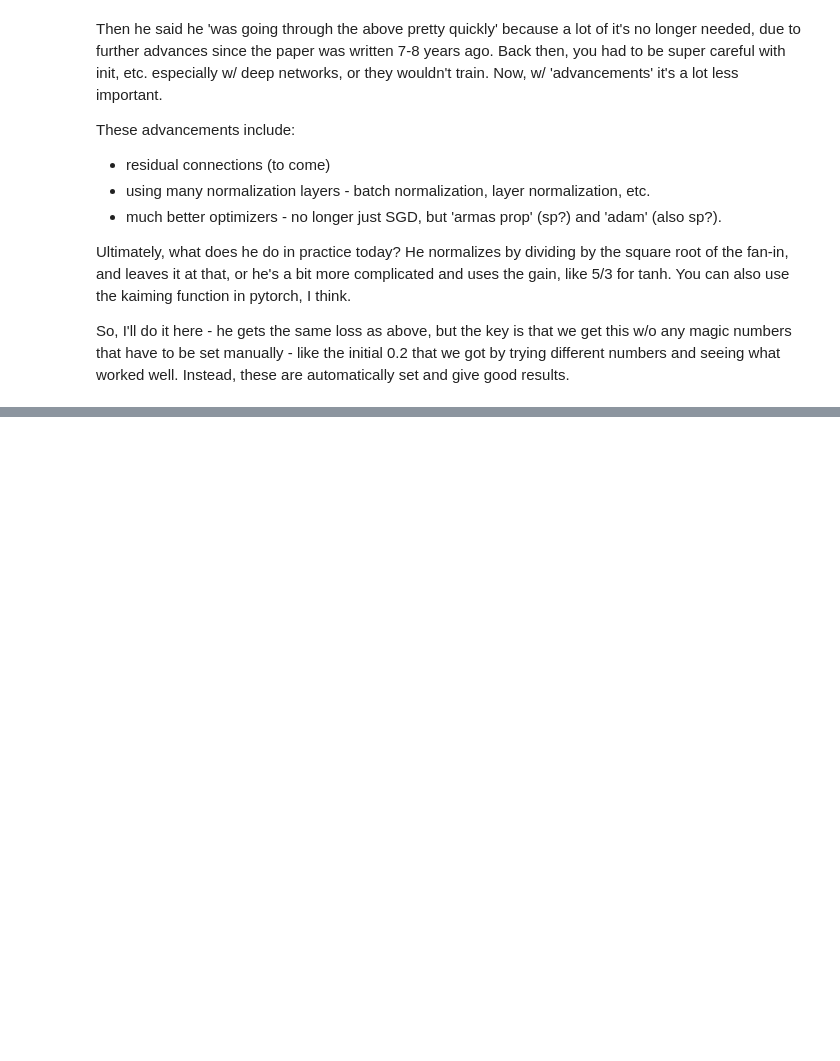
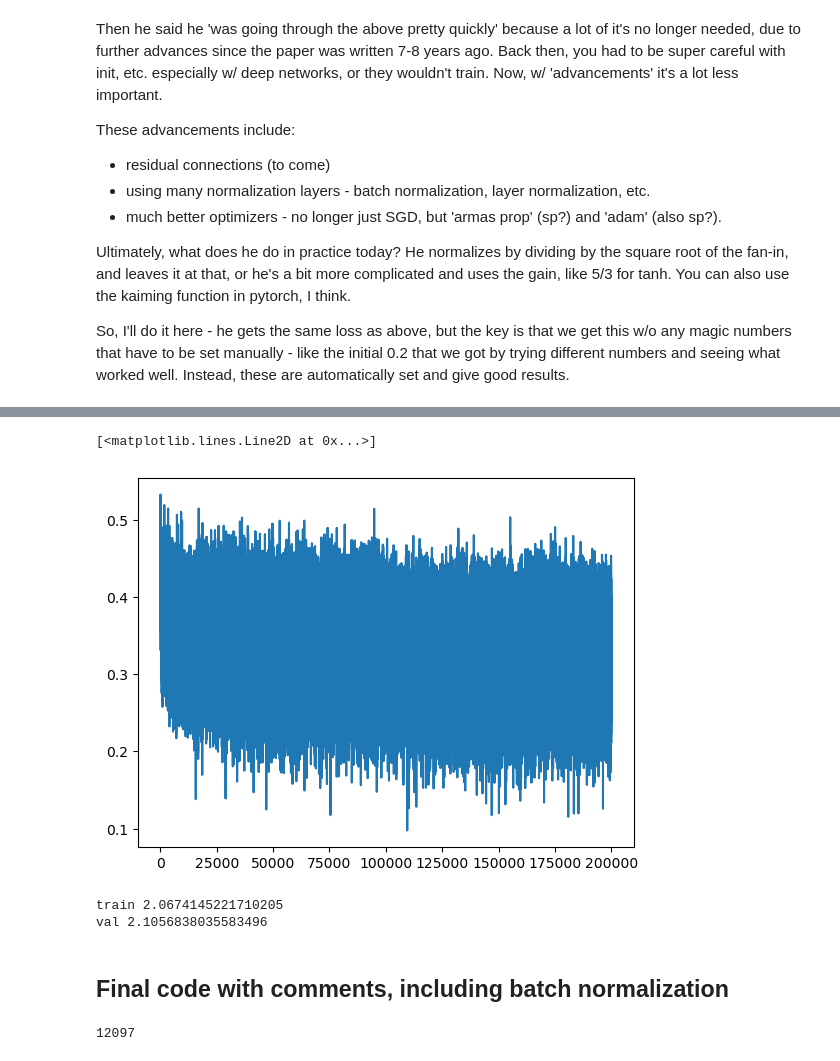
Before and after one commit to aenfield/makemore, a Jupyter notebook: my_makemore_p3.ipynb, the cells around one changed output, grey strips where cells are left out. Saved outputs shown, nothing was run; the diff lists cells and outputs as text; code cells hidden in the pictures; blank space fills up the shorter version.

```diff
--- a/my_makemore_p3.ipynb
+++ b/my_makemore_p3.ipynb
@@ -530,0 +790,23 @@ He talked about the Ioffe and Szegedy paper on batch normalization - a 'very imp
+# %%
+# MLP
+n_embd = 10 # dimensionality of character embedding vectors
+n_hidden = 200 # number of neurons in MLP hidden layer(s)
+
+g  = torch.Generator().manual_seed(2147483647)
+C  = torch.randn((vocab_size, n_embd),            generator=g)
+W1 = torch.randn((n_embd * block_size, n_hidden), generator=g) * (5/3)/((n_embd * block_size)**0.5)
+#b1 = torch.randn(n_hidden,                        generator=g) * 0.01
+W2 = torch.randn((n_hidden, vocab_size),          generator=g) * 0.01
+b2 = torch.randn(vocab_size,                      generator=g) * 0
+
+# batch normalization parameters, now w/ running totals
+bngain = torch.ones((1, n_hidden))
+bnbias = torch.zeros((1, n_hidden))
+bnmean_running = torch.zeros((1, n_hidden))
+bnstd_running = torch.ones((1, n_hidden))
+
+parameters = [C, W1, W2, b2, bngain, bnbias]
+print(sum(p.nelement() for p in parameters))
+
+for p in parameters:
+    p.requires_grad = True
@@ -530,0 +880,55 @@ He talked about the Ioffe and Szegedy paper on batch normalization - a 'very imp
+# %%
+plt.plot(lossi)
+# %% [output]
+[<matplotlib.lines.Line2D at 0x...>]
+[figure, added]
+# %%
+@torch.no_grad() # no gradient tracking needed for inference
+def split_loss(split):
+    x, y = {
+        'train': (Xtr, Ytr),
+        'val': (Xdev, Ydev),
+        'test': (Xte, Yte)
+    }[split]
+    emb = C[x] # (N, block_size, n_embd)
+    embcat = emb.view(emb.shape[0], -1) # concat to (N, block_size * n_embd)
+    hpreact = embcat @ W1 #+ b1
+    # batch normalization, now using result of running totals
+    hpreact = bngain * (hpreact - bnmean_running) / bnstd_running + bnbias
+    h = torch.tanh(hpreact) # (N, n_hidden)
+    logits = h @ W2 + b2 # (N, vocab_size)
+    loss = F.cross_entropy(logits, y)
+    print(split, loss.item())
+
+split_loss('train')
+split_loss('val')
+# %% [output]
+train 2.0674145221710205
+val 2.1056838035583496
+# %% [markdown]
+## Final code with comments, including batch normalization
+# %%
+# MLP
+n_embd = 10 # dimensionality of character embedding vectors
+n_hidden = 200 # number of neurons in MLP hidden layer(s)
+
+g  = torch.Generator().manual_seed(2147483647)
+C  = torch.randn((vocab_size, n_embd),            generator=g)
+W1 = torch.randn((n_embd * block_size, n_hidden), generator=g) * (5/3)/((n_embd * block_size)**0.5)
+#b1 = torch.randn(n_hidden,                        generator=g) * 0.01
+W2 = torch.randn((n_hidden, vocab_size),          generator=g) * 0.01
+b2 = torch.randn(vocab_size,                      generator=g) * 0
+
+# batch normalization parameters, now w/ running totals
+bngain = torch.ones((1, n_hidden))
+bnbias = torch.zeros((1, n_hidden))
+bnmean_running = torch.zeros((1, n_hidden))
+bnstd_running = torch.ones((1, n_hidden))
+
+parameters = [C, W1, W2, b2, bngain, bnbias]
+print(sum(p.nelement() for p in parameters))
+
+for p in parameters:
+    p.requires_grad = True
+# %% [output]
+12097
```
Also changed, not shown: parts of 30 cells of this notebook.
